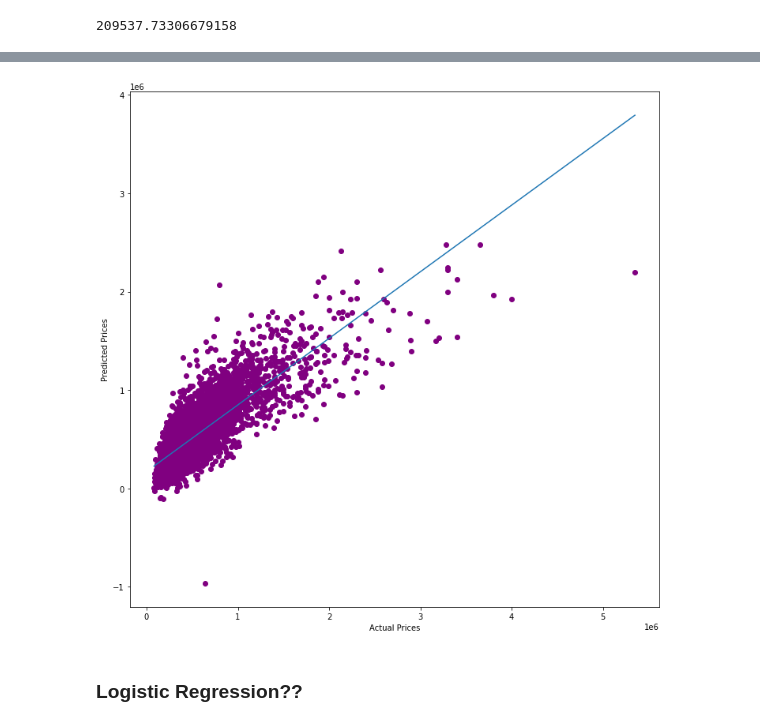
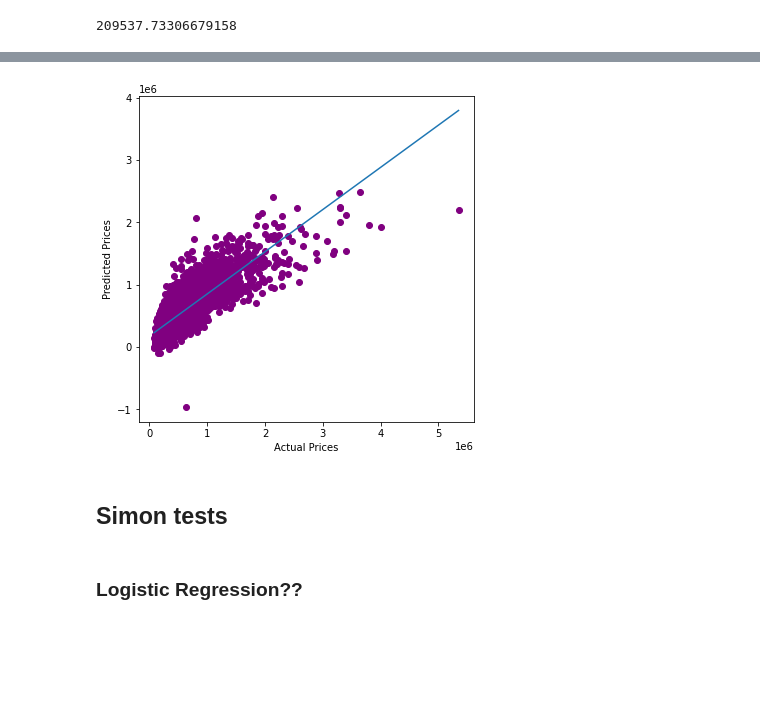
Before and after one commit to nomaditect/mid_bootcamp_project, a Jupyter notebook: code/Regression Project.ipynb, the cells around one changed output, grey strips where cells are left out. Cells and saved outputs as stored; diff of their text form; code cells hidden in the pictures; blank space fills up the shorter version.

```diff
--- a/code/Regression Project.ipynb
+++ b/code/Regression Project.ipynb
@@ -12,7 +12,7 @@ import seaborn as sns
 import numpy as np
 # %%
 # opening the file
-df = pd.read_excel('regression_data.xls')
+df = pd.read_excel('/Users/AFROARC/Documents/GitHub/mid_bootcamp_project/datasets/regression_data.xls')
 # %%
 # getting information from the file
 df.info()
@@ -660,13 +660,15 @@ MAE
 # %%
-fig, ax = plt.subplots(figsize=(12,12))
+fig, ax = plt.subplots(figsize=(6,6))
 plt.scatter(y_test,predictions, color="purple")
 plt.xlabel('Actual Prices')
 plt.ylabel('Predicted Prices')
 
 plt.plot(np.unique(y_test), np.poly1d(np.polyfit(y_test, predictions, 1))(np.unique(y_test)))
 plt.show();
 # %% [output]
-[figure, old version]
+[figure, new version]
+# %% [markdown]
+## Simon tests
 # %% [markdown]
 ### Logistic Regression??
 # %%
```
Also changed, not shown: parts of 11 cells of this notebook, 3 other files.
